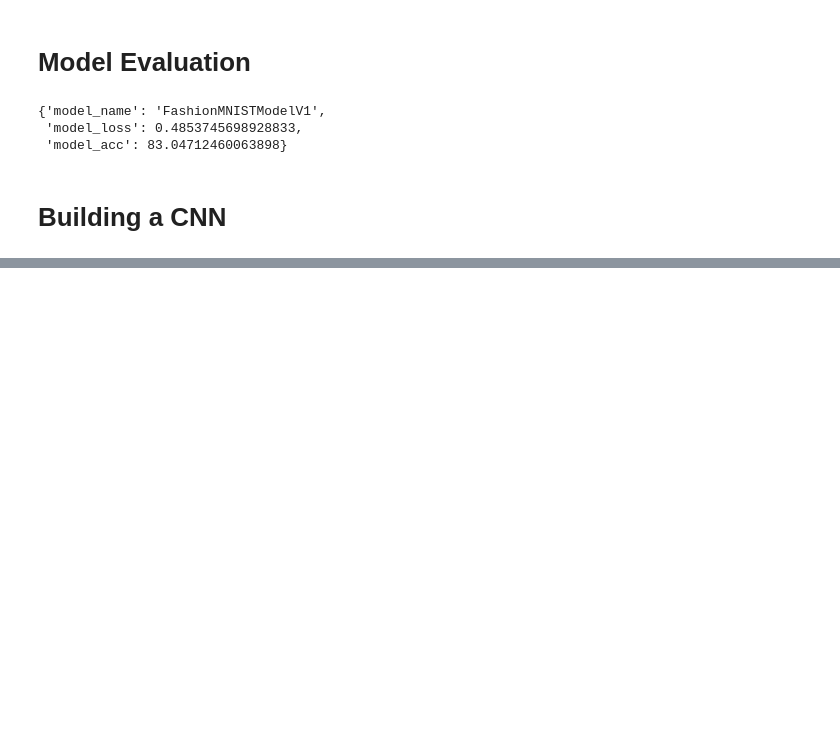
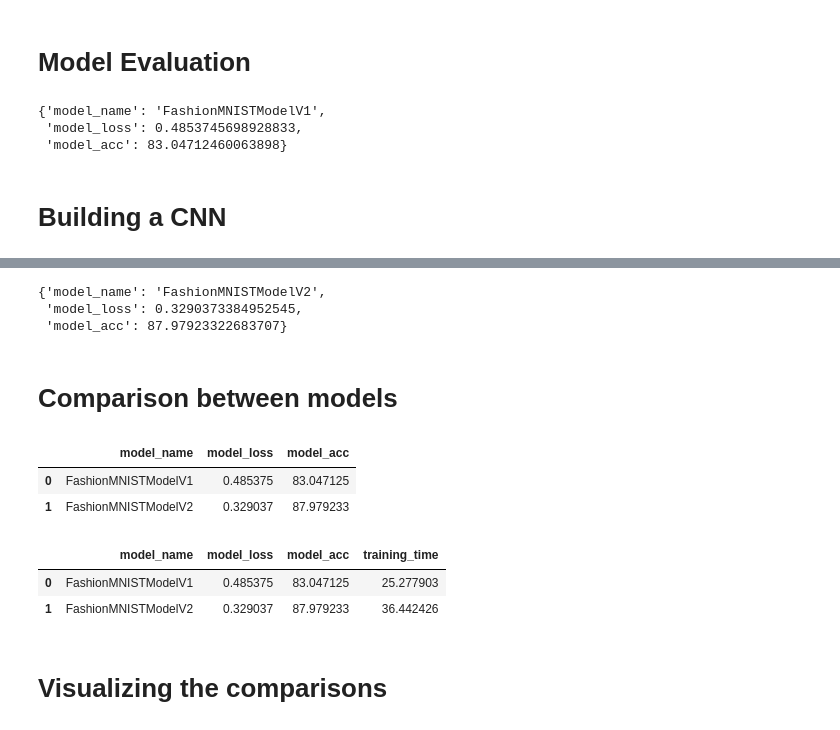
Before and after one commit to mahdiislam79/FashionMNIST_Dataset_classification_Pytorch, a Jupyter notebook: Computer_Vision.ipynb, the cells around one changed output, grey strips where cells are left out. Saved outputs shown, nothing was run; the diff lists cells and outputs as text; code cells hidden in the pictures; blank space fills up the shorter version.

```diff
--- a/Computer_Vision.ipynb
+++ b/Computer_Vision.ipynb
@@ -358,0 +434,5 @@ model_1_results
+# %%
+# Setup loss and optimizer
+loss_FN = nn.CrossEntropyLoss()
+optimizer = torch.optim.SGD(params=model_2.parameters(),
+                            lr = 0.1)
@@ -358,0 +485,34 @@ model_1_results
+# %%
+# Get model_2 results
+model_2_results = eval_model(
+    model=model_2,
+    data_loader=test_dataloader,
+    loss_fn=loss_fn,
+    accuracy_fn=accuracy_fn
+)
+model_2_results
+# %% [output]
+{'model_name': 'FashionMNISTModelV2',
+ 'model_loss': 0.3290373384952545,
+ 'model_acc': 87.97923322683707}
+# %% [markdown]
+# Comparison between models
+# %%
+import pandas as pd
+compare_results = pd.DataFrame([model_1_results, model_2_results])
+compare_results
+# %% [output]
+|  | model_name | model_loss | model_acc |
+| 0 | FashionMNISTModelV1 | 0.485375 | 83.047125 |
+| 1 | FashionMNISTModelV2 | 0.329037 | 87.979233 |
+# %%
+# Add training times to results comparison
+compare_results["training_time"] = [total_train_time_model_1,
+                                    total_train_time_model_2]
+compare_results
+# %% [output]
+|  | model_name | model_loss | model_acc | training_time |
+| 0 | FashionMNISTModelV1 | 0.485375 | 83.047125 | 25.277903 |
+| 1 | FashionMNISTModelV2 | 0.329037 | 87.979233 | 36.442426 |
+# %% [markdown]
+# Visualizing the comparisons
```
Also changed, not shown: parts of 2 cells of this notebook.
